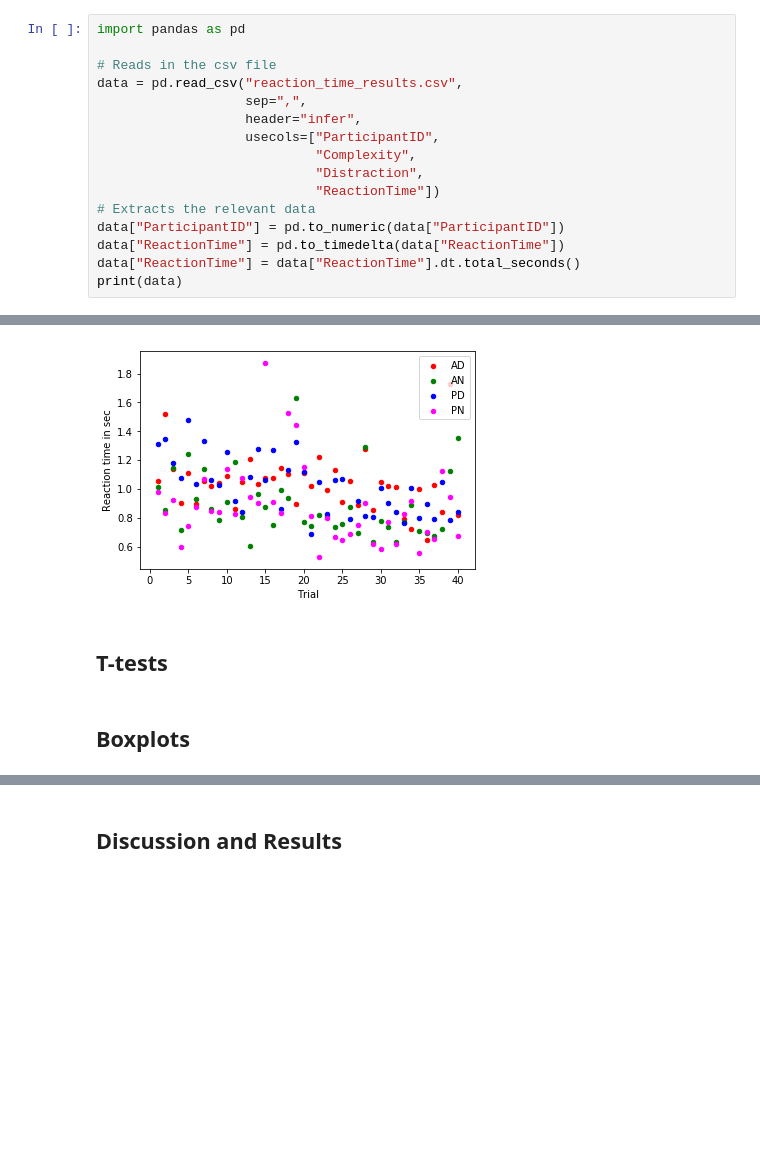
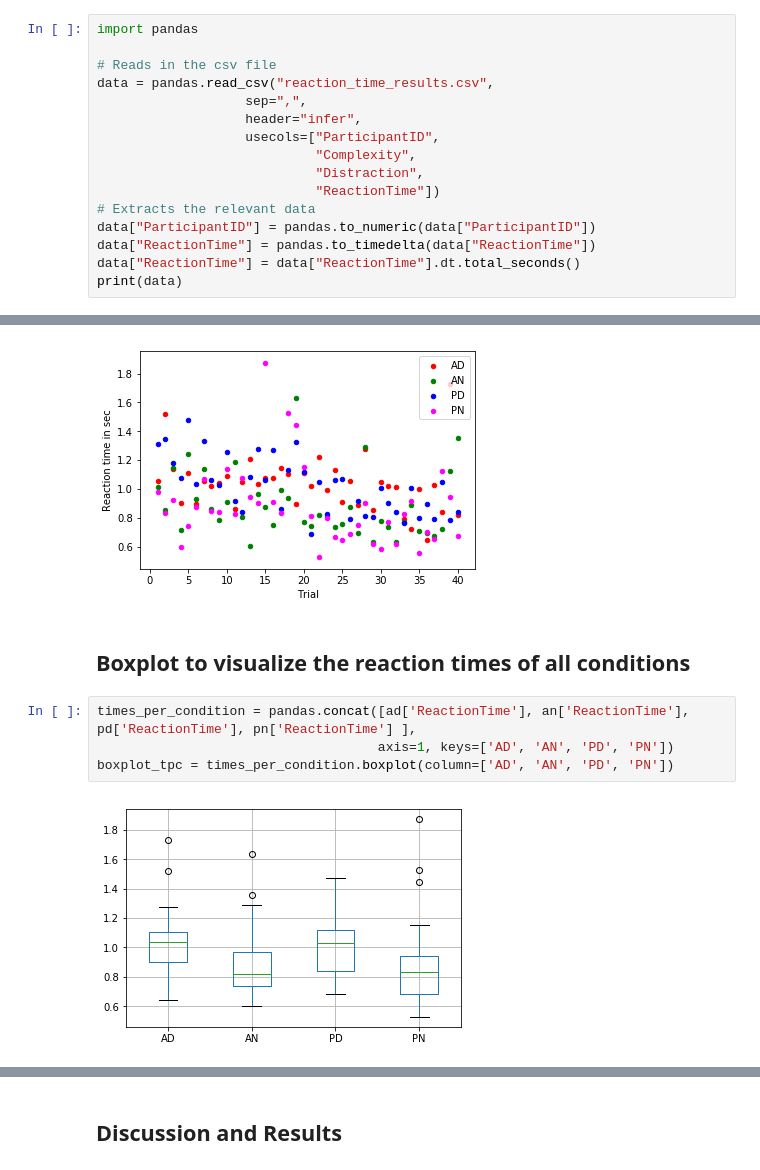
Before and after one commit to andreasPfaffelhuber/ITT, a Jupyter notebook: reaction_time_experiment.ipynb, the cells around one changed output, grey strips where cells are left out. Saved outputs shown, nothing was run; the diff lists cells and outputs as text; blank space fills up the shorter version.

Commit message:
boxplots und t-tests

```diff
--- a/reaction_time_experiment.ipynb
+++ b/reaction_time_experiment.ipynb
@@ -32,10 +32,10 @@ The experiment was conducted with four participants. The participants had all ex
 # %% [markdown]
 ## Data handling
 # %%
-import pandas as pd
+import pandas
 
 # Reads in the csv file
-data = pd.read_csv("reaction_time_results.csv",
+data = pandas.read_csv("reaction_time_results.csv",
                    sep=",",
                    header="infer",
                    usecols=["ParticipantID",
@@ -43,8 +43,8 @@ data = pd.read_csv("reaction_time_results.csv",
                             "Distraction",
                             "ReactionTime"])
 # Extracts the relevant data
-data["ParticipantID"] = pd.to_numeric(data["ParticipantID"])
-data["ReactionTime"] = pd.to_timedelta(data["ReactionTime"])
+data["ParticipantID"] = pandas.to_numeric(data["ParticipantID"])
+data["ReactionTime"] = pandas.to_timedelta(data["ReactionTime"])
 data["ReactionTime"] = data["ReactionTime"].dt.total_seconds()
 print(data)
 # %% [output]
@@ -162,7 +164,11 @@ pnPlot = pn.plot(kind='scatter', x='Trial',
 pnPlot = pnPlot.set_ylabel("Reaction time in sec")
 # %% [output]
 [figure]
-# %% [markdown]
-## T-tests
-# %% [markdown]
-## Boxplots
+# %% [markdown]
+## Boxplot to visualize the reaction times of all conditions
+# %%
+times_per_condition = pandas.concat([ad['ReactionTime'], an['ReactionTime'], pd['ReactionTime'], pn['ReactionTime'] ],
+                                    axis=1, keys=['AD', 'AN', 'PD', 'PN'])
+boxplot_tpc = times_per_condition.boxplot(column=['AD', 'AN', 'PD', 'PN'])
+# %% [output]
+[figure, added]
```
Also changed, not shown: parts of 13 cells of this notebook.
